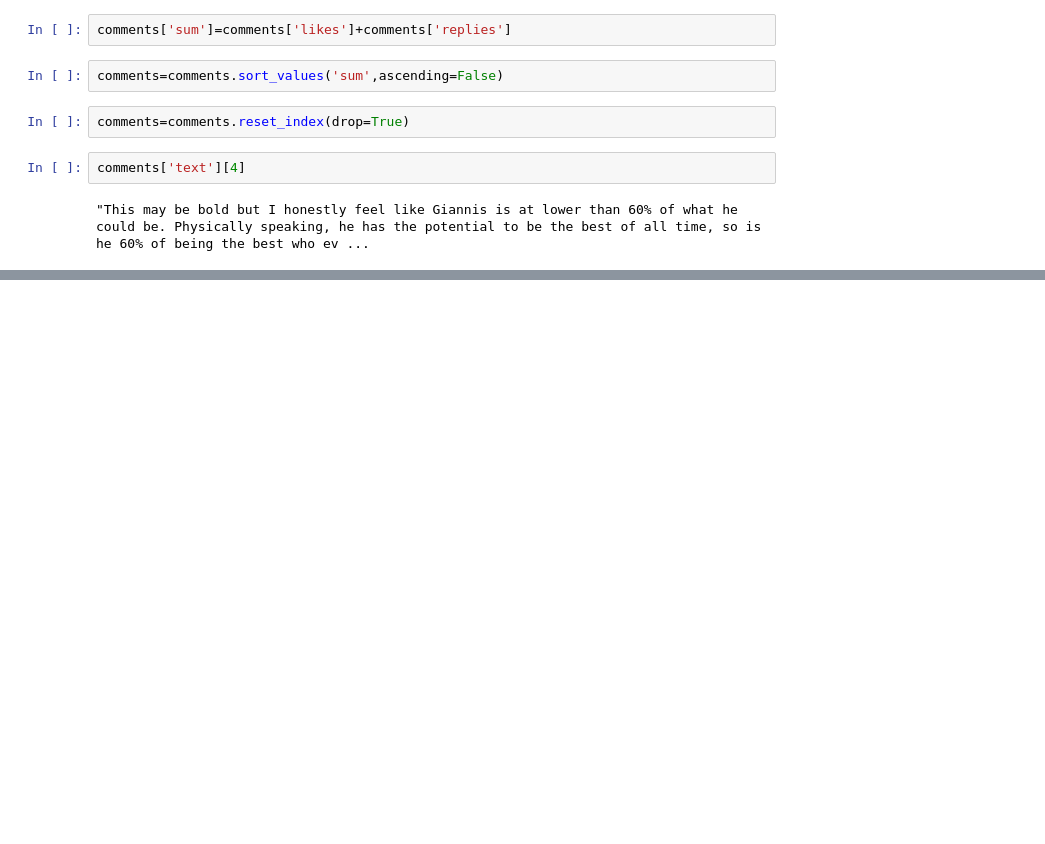
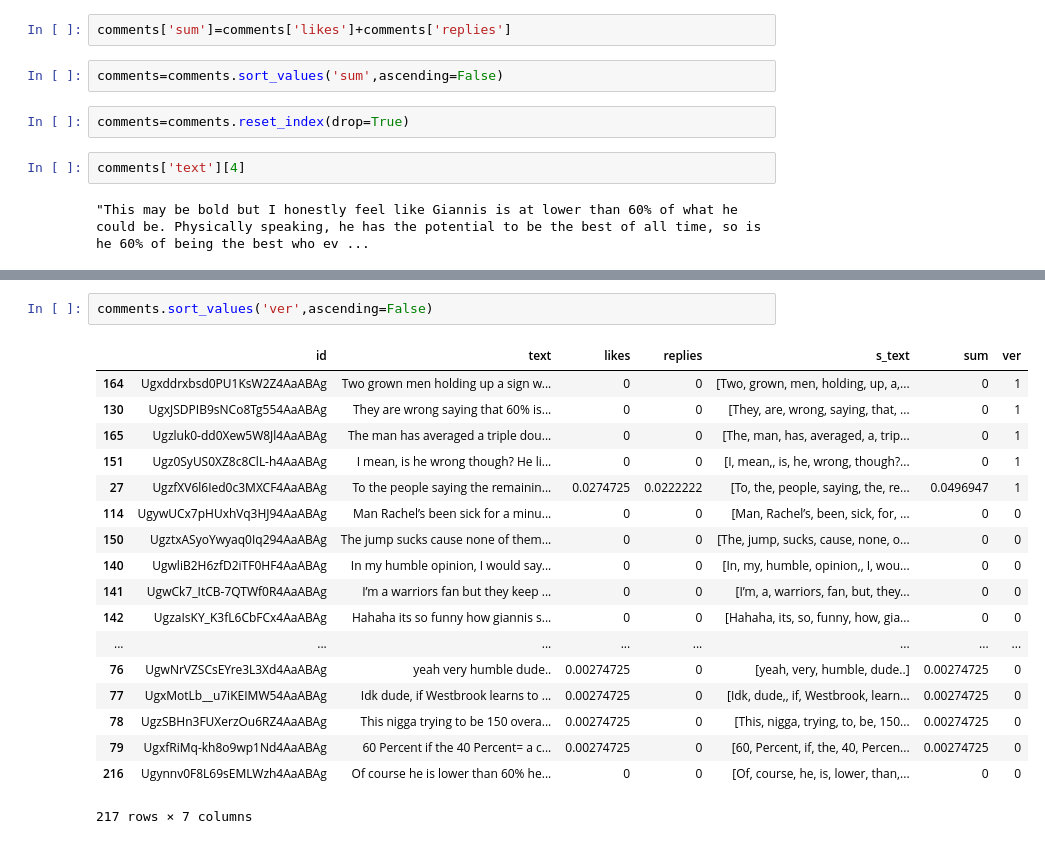
Before and after one commit to Dimosiaris/VerificationOrientedCommentDetectionHackathon, a Jupyter notebook: comment data.ipynb, the cells around one changed output, grey strips where cells are left out. Drawn from its saved outputs; the diff is of its cells as text; blank space fills up the shorter version.

```diff
--- a/comment data.ipynb
+++ b/comment data.ipynb
@@ -98,0 +154,21 @@ comments['text'][4]
+# %%
+comments.sort_values('ver',ascending=False)
+# %% [output]
+|  | id | text | likes | replies | s_text | sum | ver |
+| 164 | Ugxddrxbsd0PU1KsW2Z4AaABAg | Two grown men holding up a sign w... | 0 | 0 | [Two, grown, men, holding, up, a,... | 0 | 1 |
+| 130 | UgxJSDPIB9sNCo8Tg554AaABAg | They are wrong saying that 60% is... | 0 | 0 | [They, are, wrong, saying, that, ... | 0 | 1 |
+| 165 | Ugzluk0-dd0Xew5W8Jl4AaABAg | The man has averaged a triple dou... | 0 | 0 | [The, man, has, averaged, a, trip... | 0 | 1 |
+| 151 | Ugz0SyUS0XZ8c8ClL-h4AaABAg | I mean, is he wrong though? He li... | 0 | 0 | [I, mean,, is, he, wrong, though?... | 0 | 1 |
+| 27 | UgzfXV6l6Ied0c3MXCF4AaABAg | To the people saying the remainin... | 0.0274725 | 0.0222222 | [To, the, people, saying, the, re... | 0.0496947 | 1 |
+| 114 | UgywUCx7pHUxhVq3HJ94AaABAg | Man Rachel’s been sick for a minu... | 0 | 0 | [Man, Rachel’s, been, sick, for, ... | 0 | 0 |
+| 150 | UgztxASyoYwyaq0Iq294AaABAg | The jump sucks cause none of them... | 0 | 0 | [The, jump, sucks, cause, none, o... | 0 | 0 |
+| 140 | UgwliB2H6zfD2iTF0HF4AaABAg | In my humble opinion, I would say... | 0 | 0 | [In, my, humble, opinion,, I, wou... | 0 | 0 |
+| 141 | UgwCk7_ItCB-7QTWf0R4AaABAg | I’m a warriors fan but they keep ... | 0 | 0 | [I’m, a, warriors, fan, but, they... | 0 | 0 |
+| 142 | UgzaIsKY_K3fL6CbFCx4AaABAg | Hahaha its so funny how giannis s... | 0 | 0 | [Hahaha, its, so, funny, how, gia... | 0 | 0 |
+| ... | ... | ... | ... | ... | ... | ... | ... |
+| 76 | UgwNrVZSCsEYre3L3Xd4AaABAg | yeah very humble dude.. | 0.00274725 | 0 | [yeah, very, humble, dude..] | 0.00274725 | 0 |
+| 77 | UgxMotLb__u7iKEIMW54AaABAg | Idk dude, if Westbrook learns to ... | 0.00274725 | 0 | [Idk, dude,, if, Westbrook, learn... | 0.00274725 | 0 |
+| 78 | UgzSBHn3FUXerzOu6RZ4AaABAg | This nigga trying to be 150 overa... | 0.00274725 | 0 | [This, nigga, trying, to, be, 150... | 0.00274725 | 0 |
+| 79 | UgxfRiMq-kh8o9wp1Nd4AaABAg | 60 Percent if the 40 Percent= a c... | 0.00274725 | 0 | [60, Percent, if, the, 40, Percen... | 0.00274725 | 0 |
+| 216 | Ugynnv0F8L69sEMLWzh4AaABAg | Of course he is lower than 60% he... | 0 | 0 | [Of, course, he, is, lower, than,... | 0 | 0 |
+217 rows × 7 columns
```
Also changed, not shown: parts of 16 cells of this notebook.
